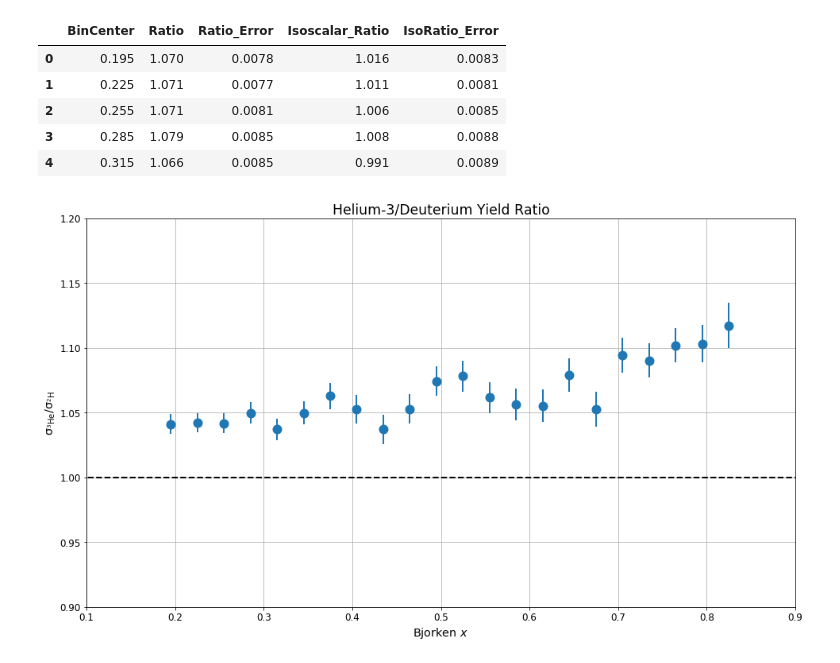
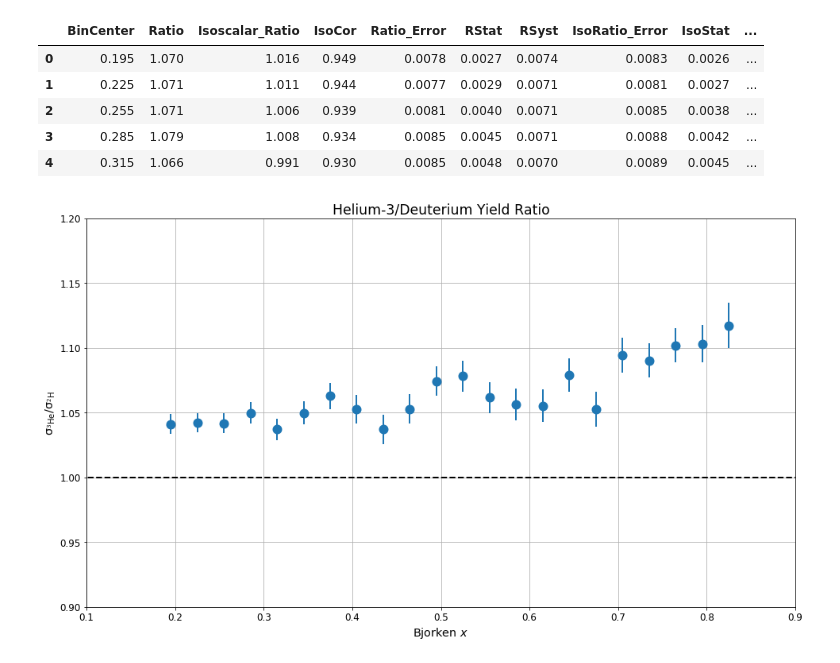
Before and after one commit to TJHague/Tritium-Analysis, a Jupyter notebook: emc/Python/Results_Plots.ipynb, the cells around one changed output. Cells and saved outputs as stored; diff of their text form; code cells hidden in the pictures.

```diff
--- a/emc/Python/Results_Plots.ipynb
+++ b/emc/Python/Results_Plots.ipynb
@@ -3,7 +3,7 @@ import numpy as np
 import pandas as pd
 import matplotlib.pyplot as plt
 # %%
-inf = 'test/'
+inf = 'test_stat/'
 norm = 1.028
 
 emc = pd.read_csv(inf + "dataframes/final/He3_H2.csv", index_col = 0)
@@ -48,27 +64,60 @@ no_norm_out.head()
 # %%
-norm_out = emc[['BinCenter', 'RatioNorm', 'IsoNorm', 'RelRatioError', 'RelIsoscalarRatioError']].copy()
+# norm_out = emc[['BinCenter', 'RatioNorm', 'IsoNorm', 'RelRatioError', 'RelIsoscalarRatioError']].copy()
+
+# norm_out.rename(columns={'RatioNorm' : 'Ratio', 'IsoNorm' : 'Isoscalar_Ratio'},inplace=True)
+
+# norm_out['Ratio_Error'] = norm_out.apply(lambda x: x.Ratio*x.RelRatioError, axis=1)
+# norm_out['IsoRatio_Error'] = norm_out.apply(lambda x: x.Isoscalar_Ratio*x.RelIsoscalarRatioError, axis=1)
+# norm_out = norm_out[['BinCenter', 'Ratio', 'Ratio_Error','Isoscalar_Ratio', 'IsoRatio_Error']].copy()
+
+# norm_out.Ratio = norm_out.apply(lambda x: np.around(x.Ratio, decimals=3) if x.Ratio_Error*100<=1 else np.around(x.Ratio, decimals=3), axis=1)
+# norm_out.Isoscalar_Ratio = norm_out.apply(lambda x: np.around(x.Isoscalar_Ratio, decimals=3) if x.IsoRatio_Error*100<=1 else np.around(x.Isoscalar_Ratio, decimals=3), axis=1)
+# norm_out.Ratio_Error = norm_out.Ratio_Error.apply(lambda x: np.around(x, decimals=4) if x*100<=1 else np.around(x, decimals=3))
+# norm_out.IsoRatio_Error = norm_out.IsoRatio_Error.apply(lambda x: np.around(x, decimals=4) if x*100<=1 else np.around(x, decimals=3))
+
+# norm_out.to_csv(tblout + 'norm.csv')
+
+# norm_out.head()
+
+norm_out = emc[['BinCenter', 'RatioNorm', 'IsoNorm', 'RelRatioError', 'RelIsoscalarRatioError','RelStat','RelSyst','IsoCorError','He3RC','H2RC','IsoCor']].copy()
 
 norm_out.rename(columns={'RatioNorm' : 'Ratio', 'IsoNorm' : 'Isoscalar_Ratio'},inplace=True)
 
 norm_out['Ratio_Error'] = norm_out.apply(lambda x: x.Ratio*x.RelRatioError, axis=1)
+norm_out['RStat'] = norm_out.apply(lambda x: x.Ratio*x.RelStat, axis=1)
+norm_out['RSyst'] = norm_out.apply(lambda x: x.Ratio*x.RelSyst, axis=1)
 norm_out['IsoRatio_Error'] = norm_out.apply(lambda x: x.Isoscalar_Ratio*x.RelIsoscalarRatioError, axis=1)
-norm_out = norm_out[['BinCenter', 'Ratio', 'Ratio_Error','Isoscalar_Ratio', 'IsoRatio_Error']].copy()
+norm_out['IsoStat'] = norm_out.apply(lambda x: x.Isoscalar_Ratio*x.RelStat, axis=1)
+norm_out['IsoSyst'] = norm_out.apply(lambda x: x.Isoscalar_Ratio*x.RelSyst, axis=1)
+norm_out['IsoCorErr'] = norm_out.apply(lambda x: x.Isoscalar_Ratio*x.IsoCorError, axis=1)
+
+norm_out['RC'] = norm_out.apply(lambda x: np.around(x.He3RC/x.H2RC, decimals=3), axis=1)
+
+norm_out = norm_out.drop(columns = ['RelRatioError', 'RelIsoscalarRatioError', 'RelStat', 'RelSyst', 'IsoCorError', 'He3RC', 'H2RC'])
 
 norm_out.Ratio = norm_out.apply(lambda x: np.around(x.Ratio, decimals=3) if x.Ratio_Error*100<=1 else np.around(x.Ratio, decimals=3), axis=1)
 norm_out.Isoscalar_Ratio = norm_out.apply(lambda x: np.around(x.Isoscalar_Ratio, decimals=3) if x.IsoRatio_Error*100<=1 else np.around(x.Isoscalar_Ratio, decimals=3), axis=1)
 norm_out.Ratio_Error = norm_out.Ratio_Error.apply(lambda x: np.around(x, decimals=4) if x*100<=1 else np.around(x, decimals=3))
 norm_out.IsoRatio_Error = norm_out.IsoRatio_Error.apply(lambda x: np.around(x, decimals=4) if x*100<=1 else np.around(x, decimals=3))
 
+norm_out.RStat = norm_out.RStat.apply(lambda x: np.around(x, decimals=4) if x*100<=1 else np.around(x, decimals=3))
+norm_out.RSyst = norm_out.RSyst.apply(lambda x: np.around(x, decimals=4) if x*100<=1 else np.around(x, decimals=3))
+norm_out.IsoStat = norm_out.IsoStat.apply(lambda x: np.around(x, decimals=4) if x*100<=1 else np.around(x, decimals=3))
+norm_out.IsoSyst = norm_out.IsoSyst.apply(lambda x: np.around(x, decimals=4) if x*100<=1 else np.around(x, decimals=3))
+norm_out.IsoCorErr = norm_out.IsoCorErr.apply(lambda x: np.around(x, decimals=4) if x*100<=1 else np.around(x, decimals=3))
+
+norm_out.IsoCor = norm_out.IsoCor.apply(lambda x: np.around(x,decimals=3))
+
 norm_out.to_csv(tblout + 'norm.csv')
 
 norm_out.head()
 # %% [output]
-|  | BinCenter | Ratio | Ratio_Error | Isoscalar_Ratio | IsoRatio_Error |
-| 0 | 0.195 | 1.070 | 0.0078 | 1.016 | 0.0083 |
-| 1 | 0.225 | 1.071 | 0.0077 | 1.011 | 0.0081 |
-| 2 | 0.255 | 1.071 | 0.0081 | 1.006 | 0.0085 |
-| 3 | 0.285 | 1.079 | 0.0085 | 1.008 | 0.0088 |
-| 4 | 0.315 | 1.066 | 0.0085 | 0.991 | 0.0089 |
+|  | BinCenter | Ratio | Isoscalar_Ratio | IsoCor | Ratio_Error | RStat | RSyst | IsoRatio_Error | IsoStat | ... |
+| 0 | 0.195 | 1.070 | 1.016 | 0.949 | 0.0078 | 0.0027 | 0.0074 | 0.0083 | 0.0026 | ... |
+| 1 | 0.225 | 1.071 | 1.011 | 0.944 | 0.0077 | 0.0029 | 0.0071 | 0.0081 | 0.0027 | ... |
+| 2 | 0.255 | 1.071 | 1.006 | 0.939 | 0.0081 | 0.0040 | 0.0071 | 0.0085 | 0.0038 | ... |
+| 3 | 0.285 | 1.079 | 1.008 | 0.934 | 0.0085 | 0.0045 | 0.0071 | 0.0088 | 0.0042 | ... |
+| 4 | 0.315 | 1.066 | 0.991 | 0.930 | 0.0085 | 0.0048 | 0.0070 | 0.0089 | 0.0045 | ... |
 # %%
 plt.figure(figsize=(16,9))
 plt.plot([0,1],[1,1],'k--',linewidth=2)
```
Also changed, not shown: parts of 2 cells of this notebook, 6 other files.
